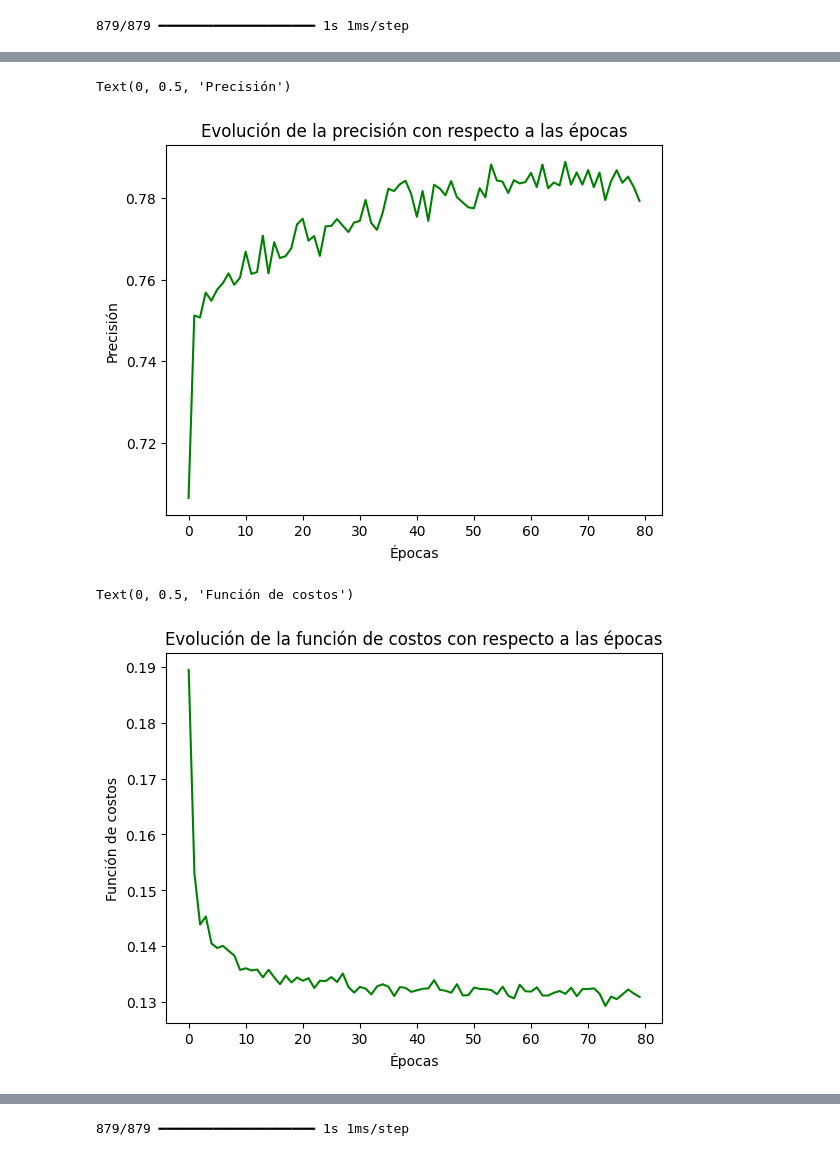
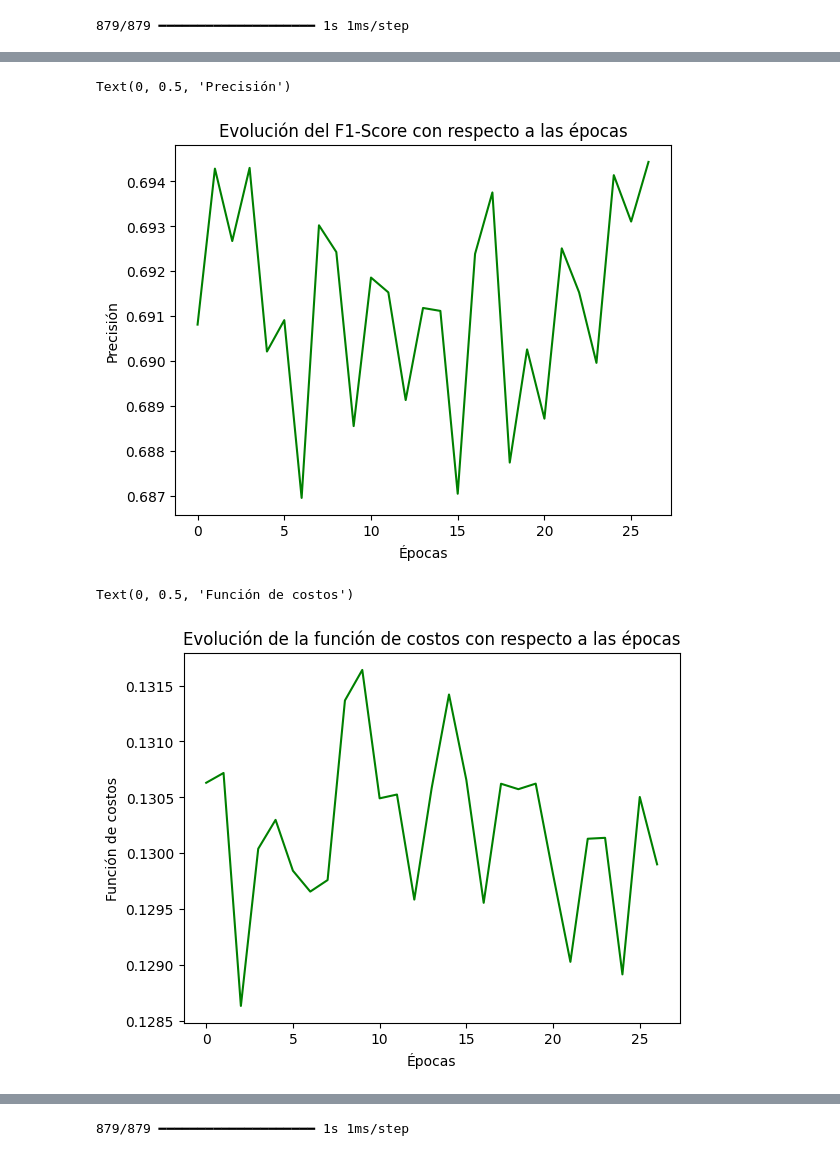
Before and after one commit to bsttiv/tipos_espectrales, a Jupyter notebook: Tipos_Espectrales.ipynb, the cells around one changed output, grey strips where cells are left out. Cells and saved outputs as stored; diff of their text form; code cells hidden in the pictures.

Commit message:
Cambio de métrica "precisión" a "f1-score"

```diff
--- a/Tipos_Espectrales.ipynb
+++ b/Tipos_Espectrales.ipynb
@@ -528,11 +529,13 @@ METRICS = [
     keras.metrics.TrueNegatives(name='tn'),
     keras.metrics.FalseNegatives(name='fn'),
     keras.metrics.Precision(name='precision'),
-    keras.metrics.BinaryAccuracy(name='accuracy')
+    keras.metrics.BinaryAccuracy(name='accuracy'),
+    keras.metrics.F1Score(name='f1_score', average='weighted')
 ]
 
 model = keras.Sequential([
-    keras.layers.Dense(16, activation='relu', input_shape=(train_features.shape[-1],)),
+    keras.layers.Input((train_features.shape[-1],)),
+    keras.layers.Dense(16, activation='relu'),
     keras.layers.Dropout(0.5),
     keras.layers.Dense(32, activation='relu'),
     keras.layers.Dropout(0.5),
@@ -656,7 +676,5 @@ class_weights
 # %%
-
-
-early_stopping = EarlyStopping(monitor='val_loss', mode='min', patience=4, restore_best_weights=True)
+early_stopping = EarlyStopping(monitor='f1_score', mode='min', patience=20, restore_best_weights=True)
 # %%
 result = model.fit(train_features, train_labels_enc, batch_size=2048, epochs=80, class_weight=class_weights, callbacks=[early_stopping])
 # %% [output]
@@ -683,23 +698,23 @@ Epoch 80/80
 # %%
-precision_ev_2 = model.history.history['precision']
+f1_score_ev_2 = model.history.history['f1_score']
 loss_ev_2 = model.history.history['loss']
 epochs = np.arange(80)
 # %%
-plt.plot(epochs, precision_ev_2, color="green")
-plt.title("Evolución de la precisión con respecto a las épocas")
+plt.plot(np.arange(len(f1_score_ev_2)), f1_score_ev_2, color="green")
+plt.title("Evolución del F1-Score con respecto a las épocas")
 plt.xlabel("Épocas")
 plt.ylabel("Precisión")
 # %% [output]
 Text(0, 0.5, 'Precisión')
-[figure, old version]
+[figure, new version]
 # %%
-plt.plot(epochs, loss_ev_2, color="green")
+plt.plot(np.arange(len(f1_score_ev_2)), loss_ev_2, color="green")
 plt.title("Evolución de la función de costos con respecto a las épocas")
 plt.xlabel("Épocas")
 plt.ylabel("Función de costos")
 # %% [output]
 Text(0, 0.5, 'Función de costos')
-[figure, old version]
+[figure, new version]
 # %%
 results = model.evaluate(x=test_features, y=test_labels_enc)
 # %% [output]
```
Also changed, not shown: parts of 41 cells of this notebook.
